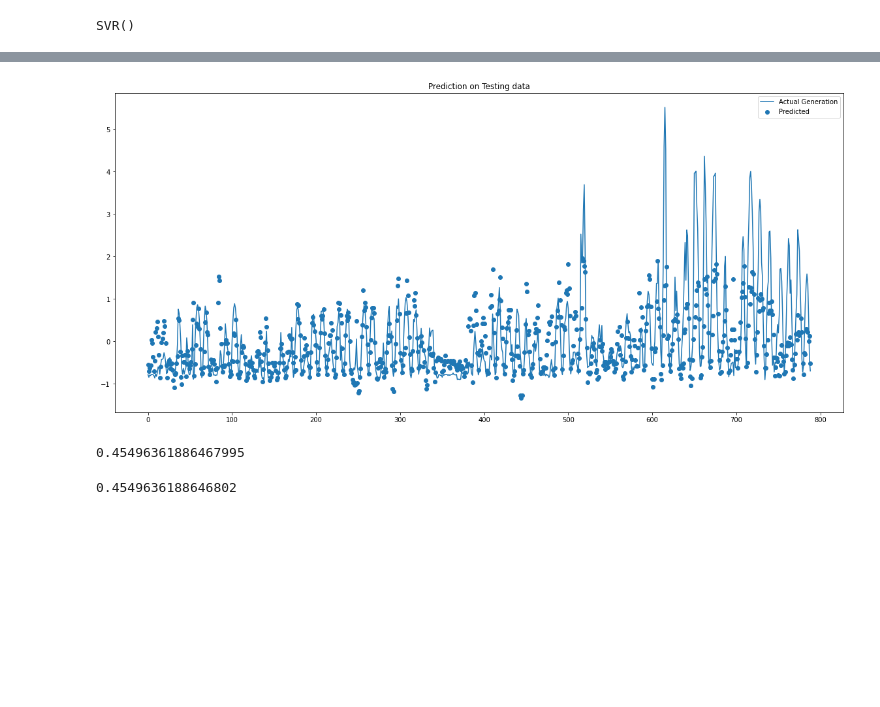
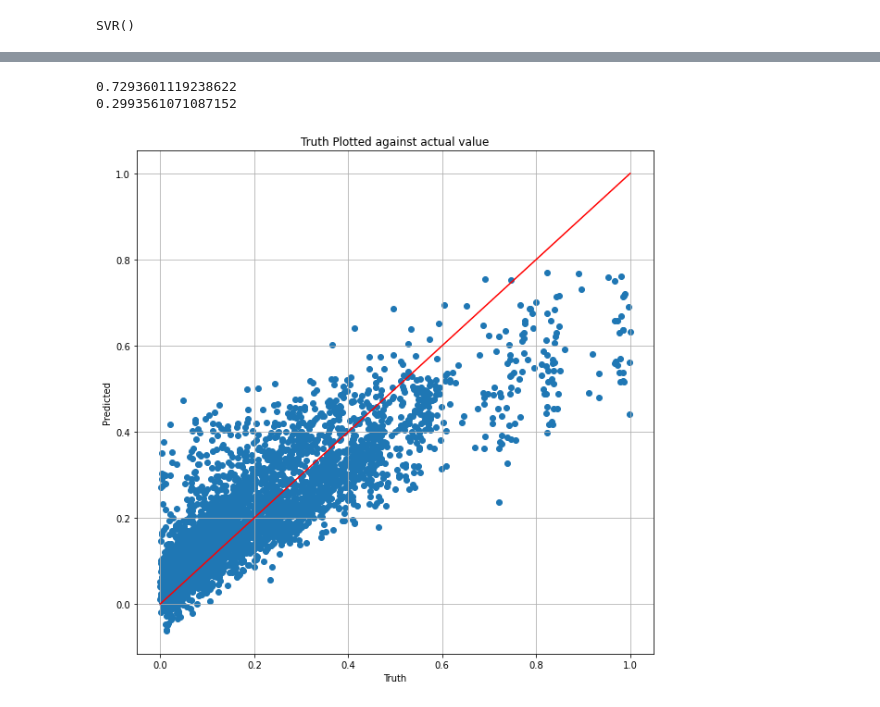
Before and after one commit to bradley-p/Solar_Energy_Forecasting, a Jupyter notebook: src/learning_experiments.ipynb, the cells around one changed output, grey strips where cells are left out. Drawn from its saved outputs; the diff is of its cells as text; code cells hidden in the pictures; blank space fills up the shorter version.

```diff
--- a/src/learning_experiments.ipynb
+++ b/src/learning_experiments.ipynb
@@ -113,5 +172,5 @@ After reshaping:
 # %%
-regressor = SVR(kernel='rbf')
-regressor.fit(x_train, y_train)
+regressorSVR = SVR(kernel='rbf')
+regressorSVR.fit(x_train, y_train)
 # %% [output]
 SVR()
@@ -134,17 +177,13 @@ y_pred = regressor.predict(x_test)
-# %%
-plt.figure(figsize=(20,9))
-plt.plot(y_test)
-plt.scatter(x=np.arange(y_pred.shape[0]), y=y_pred)
-plt.legend(['Actual Generation', 'Predicted'])
-plt.title("Prediction on Testing data")
-plt.show()
-# %% [output]
-[figure, removed]
-# %%
-r2_score(y_test, y_pred)
-# %% [output]
-0.45496361886467995
-# %%
-r2_score(sc_y.inverse_transform(y_test), sc_y.inverse_transform(y_pred))
-# %% [output]
-0.4549636188646802
+# %%
+y_train_pred_svr = regressorSVR.predict(x_train)
+y_test_pred_svr = regressorSVR.predict(x_test)
+# %%
+print(r2_score(y_train, y_train_pred_svr))
+print(r2_score(y_test, y_test_pred_svr))
+# %% [output]
+0.7293601119238622
+0.2993561071087152
+# %%
+plotRegression(truth=y_train, pred=y_train_pred_svr)
+# %% [output]
+[figure, added]
```
Also changed, not shown: parts of 42 cells of this notebook, 7 other files.
